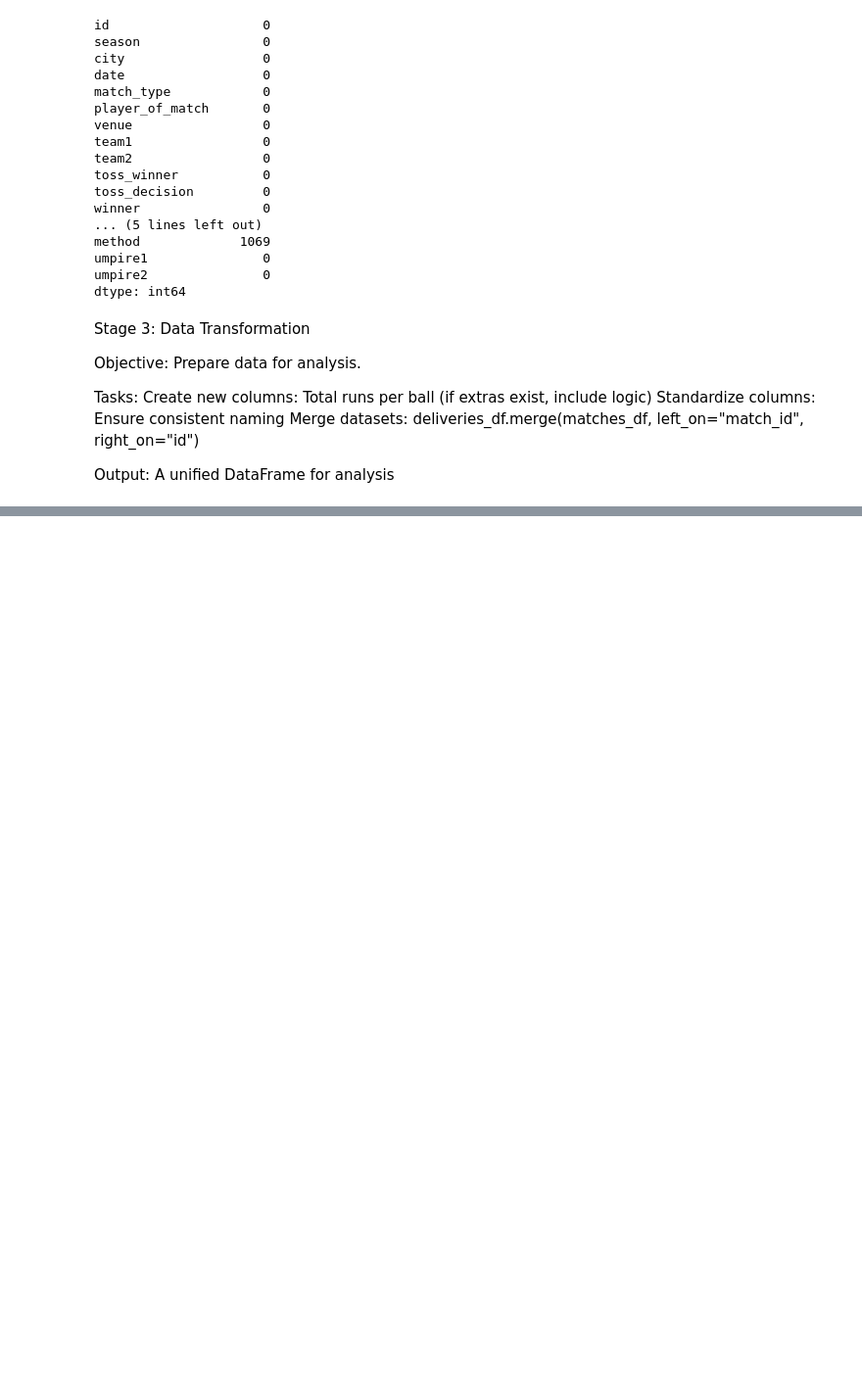
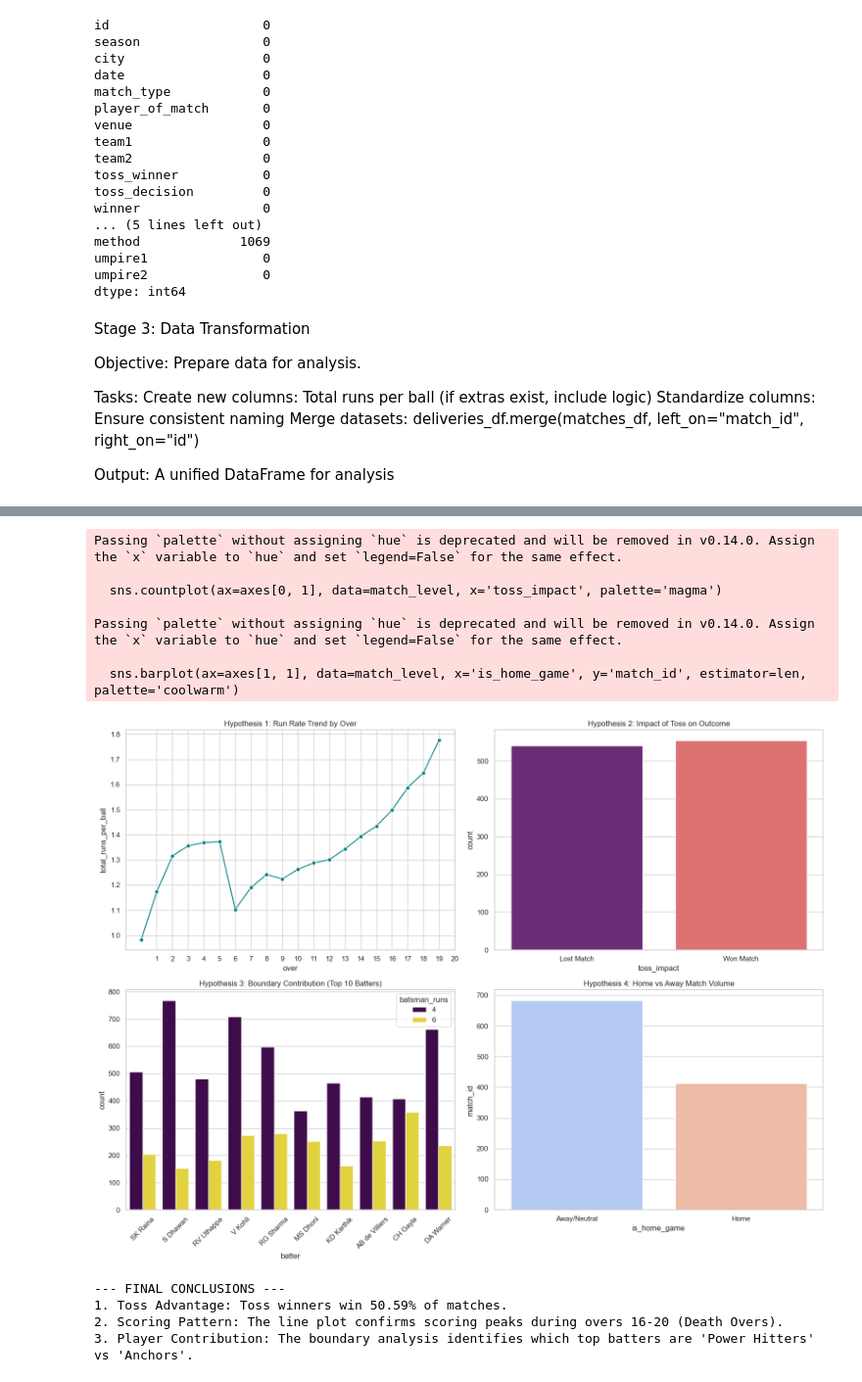
Before and after one commit to DP870/IPL_Analysis_using_Pandas, a Jupyter notebook: main.ipynb, the cells around one changed output, grey strips where cells are left out. Shown at 98% size. Drawn from its saved outputs; the diff is of its cells as text; code cells hidden in the pictures; blank space fills up the shorter version.

```diff
--- a/main.ipynb
+++ b/main.ipynb
@@ -268,3 +268,5 @@ A unified DataFrame for analysis
 # %%
 matches_df = matches_df.rename(columns={'id': 'match_id'})
 unified_df = pd.merge(deliveries_df, matches_df, on="match_id", how="left")
+
+unified_df['total_runs_per_ball'] = unified_df['batsman_runs'] + unified_df['extra_runs']
@@ -270,0 +949,69 @@ unified_df = pd.merge(deliveries_df, matches_df, on="match_id", how="left")
+# %%
+
+sns.set_theme(style="whitegrid")
+fig, axes = plt.subplots(2, 2, figsize=(16, 12))
+
+# HYPOTHESIS 1: Scoring rates increase significantly in the Death Overs
+# Analysis: Group by over and calculate mean runs
+runs_per_over = unified_df.groupby('over')['total_runs_per_ball'].mean().reset_index()
+
+sns.lineplot(ax=axes[0, 0], data=runs_per_over, x='over', y='total_runs_per_ball', marker='o', color='teal')
+axes[0, 0].set_title('Hypothesis 1: Run Rate Trend by Over')
+axes[0, 0].set_xticks(range(1, 21))
+
+# HYPOTHESIS 2: Toss winners have a significant win advantage
+# Analysis: Compare toss winner vs match winner
+match_level = unified_df.drop_duplicates('match_id').copy()
+match_level['toss_impact'] = (match_level['toss_winner'] == match_level['winner']).map({True: 'Won Match', False: 'Lost Match'})
+
+sns.countplot(ax=axes[0, 1], data=match_level, x='toss_impact', palette='magma')
+axes[0, 1].set_title('Hypothesis 2: Impact of Toss on Outcome')
+
+# HYPOTHESIS 3: Top batters rely heavily on boundaries (4s & 6s)
+# Analysis: Calculate boundary runs vs total runs for top 10 scorers
+top_batters_list = unified_df.groupby('batter')['batsman_runs'].sum().sort_values(ascending=False).head(10).index
+boundary_df = unified_df[unified_df['batter'].isin(top_batters_list)].copy()
+boundary_df['is_boundary'] = boundary_df['batsman_runs'].isin([4, 6])
+
+sns.countplot(ax=axes[1, 0], data=boundary_df[boundary_df['is_boundary']], x='batter', hue='batsman_runs', palette='viridis')
+axes[1, 0].set_title('Hypothesis 3: Boundary Contribution (Top 10 Batters)')
+axes[1, 0].tick_params(axis='x', rotation=45)
+
+# HYPOTHESIS 4: Home teams have a higher win rate
+# Analysis: Using a simplified home city map
+home_city_map = {
+    'Mumbai Indians': 'Mumbai', 'Kolkata Knight Riders': 'Kolkata',
+    'Chennai Super Kings': 'Chennai', 'Royal Challengers Bangalore': 'Bangalore',
+    'Rajasthan Royals': 'Jaipur', 'Sunrisers Hyderabad': 'Hyderabad',
+    'Delhi Capitals': 'Delhi', 'Kings XI Punjab': 'Chandigarh'
+}
+
+match_level['is_home_game'] = match_level.apply(lambda x: home_city_map.get(x['team1']) == x['city'], axis=1)
+home_win_rate = match_level.groupby('is_home_game')['winner'].count().reset_index() # Simplified for viz
+
+sns.barplot(ax=axes[1, 1], data=match_level, x='is_home_game', y='match_id', estimator=len, palette='coolwarm')
+axes[1, 1].set_title('Hypothesis 4: Home vs Away Match Volume')
+axes[1, 1].set_xticklabels(['Away/Neutral', 'Home'])
+
+plt.tight_layout()
+plt.show()
+
+# --- FINAL CONCLUSIONS ---
+print("\n--- FINAL CONCLUSIONS ---")
+toss_win_pct = (match_level['toss_winner'] == match_level['winner']).mean() * 100
+print(f"1. Toss Advantage: Toss winners win {toss_win_pct:.2f}% of matches.")
+print("2. Scoring Pattern: The line plot confirms scoring peaks during overs 16-20 (Death Overs).")
+print("3. Player Contribution: The boundary analysis identifies which top batters are 'Power Hitters' vs 'Anchors'.")
+# %% [output]
+Passing `palette` without assigning `hue` is deprecated and will be removed in v0.14.0. Assign the `x` variable to `hue` and set `legend=False` for the same effect.
+
+  sns.countplot(ax=axes[0, 1], data=match_level, x='toss_impact', palette='magma')
+
+Passing `palette` without assigning `hue` is deprecated and will be removed in v0.14.0. Assign the `x` variable to `hue` and set `legend=False` for the same effect.
+
+  sns.barplot(ax=axes[1, 1], data=match_level, x='is_home_game', y='match_id', estimator=len, palette='coolwarm')
+[figure, added]
+--- FINAL CONCLUSIONS ---
+1. Toss Advantage: Toss winners win 50.59% of matches.
+2. Scoring Pattern: The line plot confirms scoring peaks during overs 16-20 (Death Overs).
+3. Player Contribution: The boundary analysis identifies which top batters are 'Power Hitters' vs 'Anchors'.
```
Also changed, not shown: parts of 52 cells of this notebook.
